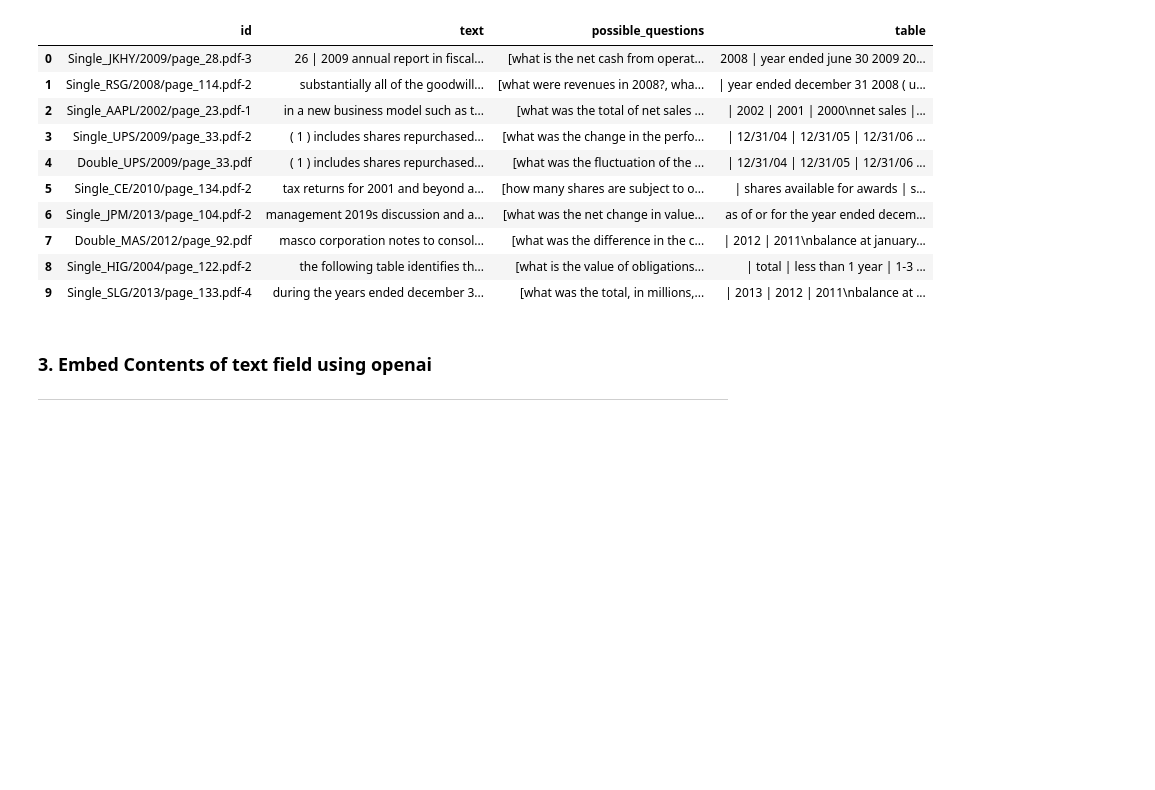
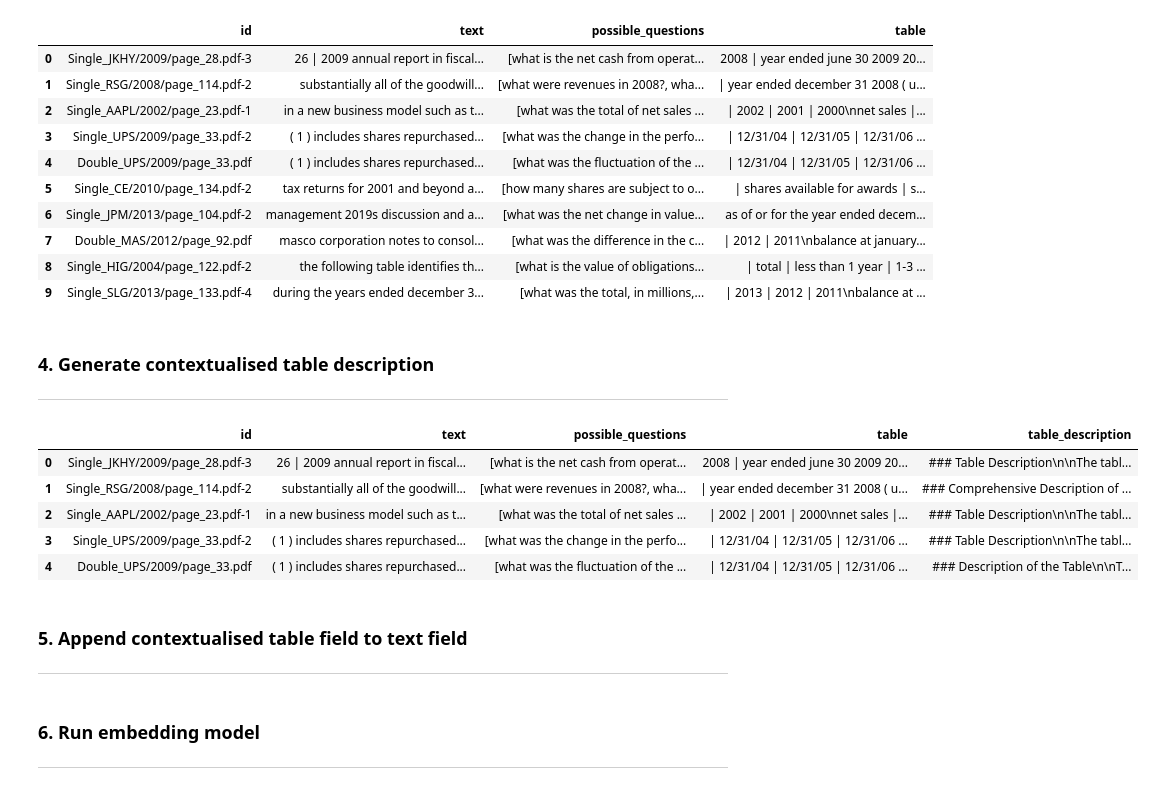
Before and after one commit to factorwonk/multimodalrag, a Jupyter notebook: 07. multimodalfinrag.ipynb, the cells around one changed output. Cells and saved outputs as stored; diff of their text form; code cells hidden in the pictures; blank space fills up the shorter version.

```diff
--- a/07. multimodalfinrag.ipynb
+++ b/07. multimodalfinrag.ipynb
@@ -36,6 +35,7 @@ client = OpenAI(api_key=os.environ['OPENAI_API_KEY'])
 # Load JSON data
 with open('./data/convfinqatrain.json', 'r') as f:
     json_data = json.load(f)
+data = json_data[:10]
 # %% [markdown]
 ### 2. Helper Functions for processing financial documents encoded as JSON file
 ---
@@ -88 +116,3 @@ processed_data = [process_json_entry(entry) for entry in json_data[:10]]
+# %%
+processed_data = [process_json_entry(entry) for entry in data]
 # %%
@@ -101,6 +130,3 @@ df
 | 7 | Double_MAS/2012/page_92.pdf | masco corporation notes to consol... | [what was the difference in the c... | | 2012 | 2011\nbalance at january... |
 | 8 | Single_HIG/2004/page_122.pdf-2 | the following table identifies th... | [what is the value of obligations... | | total | less than 1 year | 1-3 ... |
 | 9 | Single_SLG/2013/page_133.pdf-4 | during the years ended december 3... | [what was the total, in millions,... | | 2013 | 2012 | 2011\nbalance at ... |
-# %% [markdown]
-### 3. Embed Contents of text field using openai
----
@@ -109,0 +133,29 @@ embedding_model = OpenAIEmbeddings(model="text-embedding-3-small")
+# %% [markdown]
+### 4. Generate contextualised table description
+---
+# %%
+def safe_get_table_description(row):
+    table_content = row["table"]
+    document_context = row["text"]
+    if table_content and table_content.strip():
+        try:
+            return get_table_description(table_content, document_context)
+        except Exception as e:
+            print(f"Error processing table description for id {row['id']}: {e}")
+            return ""
+    else:
+        return ""
+# %%
+df["table_description"] = df.apply(safe_get_table_description, axis=1)
+# %%
+df.head()
+# %% [output]
+|  | id | text | possible_questions | table | table_description |
+| 0 | Single_JKHY/2009/page_28.pdf-3 | 26 | 2009 annual report in fiscal... | [what is the net cash from operat... | 2008 | year ended june 30 2009 20... | ### Table Description\n\nThe tabl... |
+| 1 | Single_RSG/2008/page_114.pdf-2 | substantially all of the goodwill... | [what were revenues in 2008?, wha... | | year ended december 31 2008 ( u... | ### Comprehensive Description of ... |
+| 2 | Single_AAPL/2002/page_23.pdf-1 | in a new business model such as t... | [what was the total of net sales ... | | 2002 | 2001 | 2000\nnet sales |... | ### Table Description\n\nThe tabl... |
+| 3 | Single_UPS/2009/page_33.pdf-2 | ( 1 ) includes shares repurchased... | [what was the change in the perfo... | | 12/31/04 | 12/31/05 | 12/31/06 ... | ### Table Description\n\nThe tabl... |
+| 4 | Double_UPS/2009/page_33.pdf | ( 1 ) includes shares repurchased... | [what was the fluctuation of the ... | | 12/31/04 | 12/31/05 | 12/31/06 ... | ### Description of the Table\n\nT... |
+# %% [markdown]
+### 5. Append contextualised table field to text field
+---
@@ -110 +164,4 @@ embedding_model = OpenAIEmbeddings(model="text-embedding-3-small")
+# %% [markdown]
+### 6. Run embedding model
+---
 # %%
```
Also changed, not shown: parts of 16 cells of this notebook.
